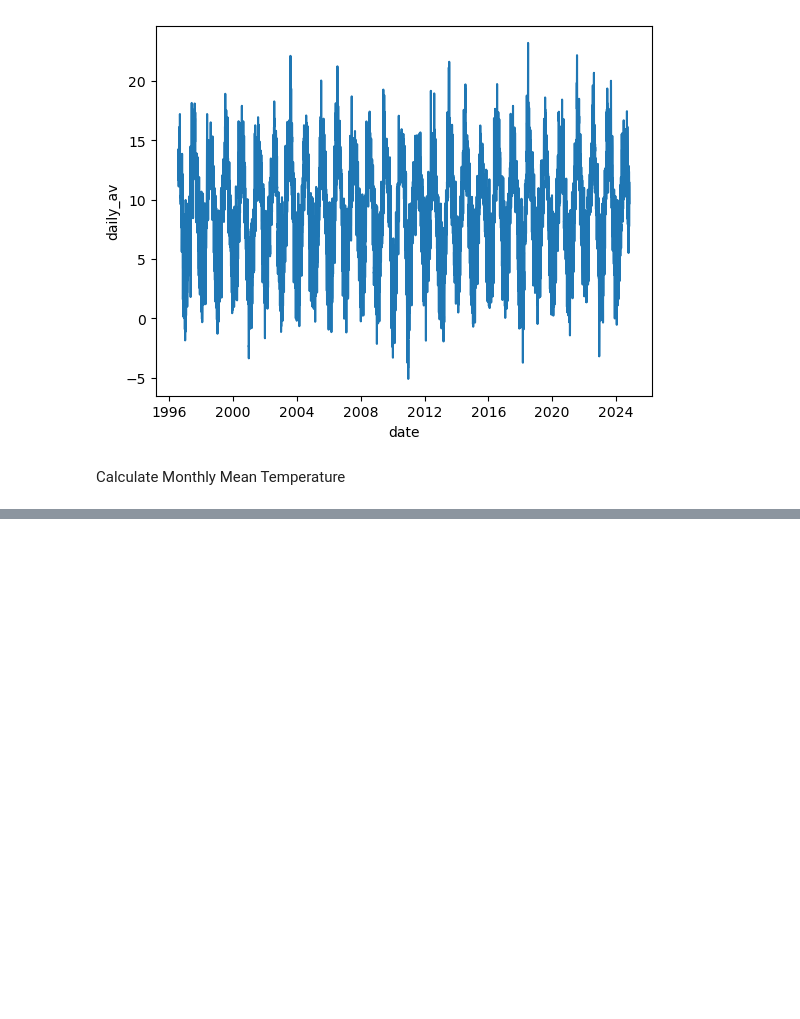
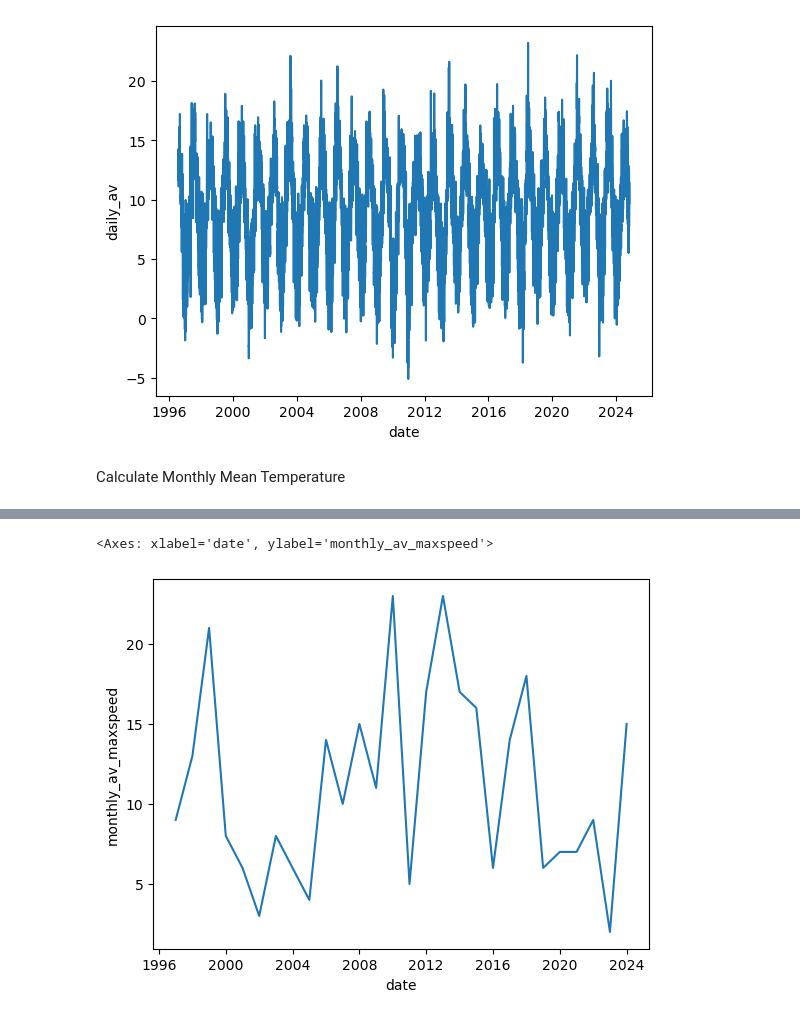
Before and after one commit to PCM11/PFDA---Assignments, a Jupyter notebook: assignment_6_weather.ipynb, the cells around one changed output, grey strips where cells are left out. Saved outputs shown, nothing was run; the diff lists cells and outputs as text; code cells hidden in the pictures; blank space fills up the shorter version.

```diff
--- a/assignment_6_weather.ipynb
+++ b/assignment_6_weather.ipynb
@@ -157,0 +222,12 @@ Windspeed Plot
+# %%
+# Monthly mean of daily maximun speed
+monthly_av_maxspeed = df['daily_maxspeed'].resample('ME').mean()
+
+#Create 'monthly_maxspeed' column
+df['monthly_av_maxspeed'] = df["daily_maxspeed"].resample("ME").mean()
+# %%
+#Plot
+sns.lineplot(data=df, x='date', y='monthly_av_maxspeed')
+# %% [output]
+<Axes: xlabel='date', ylabel='monthly_av_maxspeed'>
+[figure, added]
```
Also changed, not shown: parts of 29 cells of this notebook.
